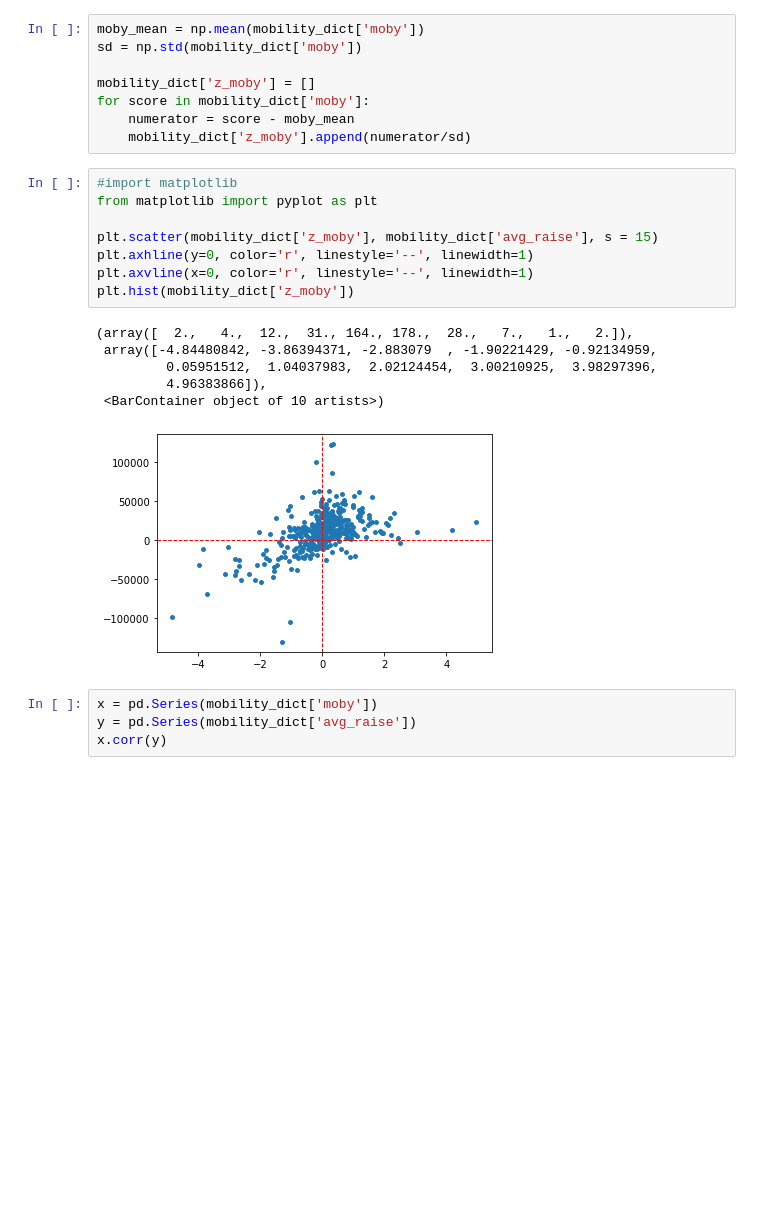
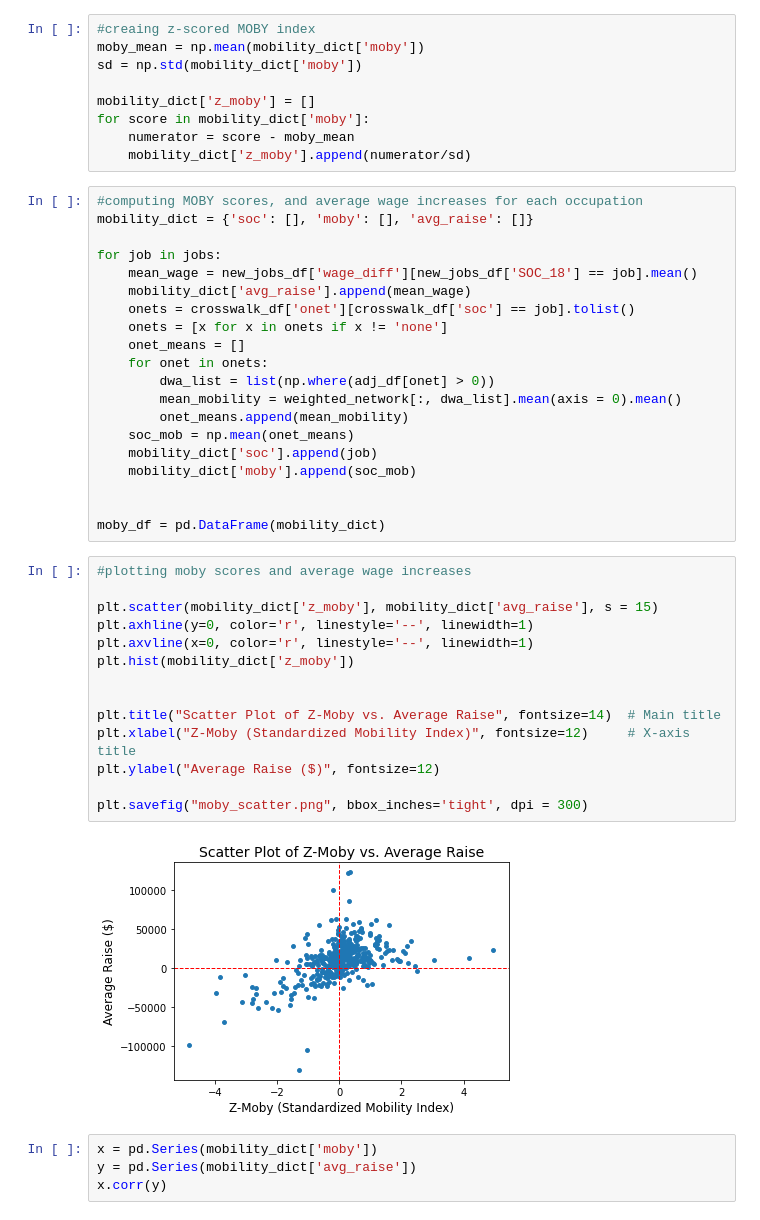
Before and after one commit to lorenzosg/MOBY, a Jupyter notebook: src/moby.ipynb, the cells around one changed output. Drawn from its saved outputs; the diff is of its cells as text; blank space fills up the shorter version.

```diff
--- a/src/moby.ipynb
+++ b/src/moby.ipynb
@@ -387,6 +381,7 @@ for job in job_changes:
 4         2        -1      5400
 37.811650802607545% of respondents reported a job change over the 1 year period
 # %%
+#creaing z-scored MOBY index
 moby_mean = np.mean(mobility_dict['moby'])
 sd = np.std(mobility_dict['moby'])
 
@@ -394,21 +389,42 @@ mobility_dict['z_moby'] = []
 for score in mobility_dict['moby']:
     numerator = score - moby_mean
     mobility_dict['z_moby'].append(numerator/sd)
+# %%
+#computing MOBY scores, and average wage increases for each occupation
+mobility_dict = {'soc': [], 'moby': [], 'avg_raise': []}
+
+for job in jobs:
+    mean_wage = new_jobs_df['wage_diff'][new_jobs_df['SOC_18'] == job].mean()
+    mobility_dict['avg_raise'].append(mean_wage)
+    onets = crosswalk_df['onet'][crosswalk_df['soc'] == job].tolist()
+    onets = [x for x in onets if x != 'none']
+    onet_means = []
+    for onet in onets:
+        dwa_list = list(np.where(adj_df[onet] > 0))
+        mean_mobility = weighted_network[:, dwa_list].mean(axis = 0).mean()
+        onet_means.append(mean_mobility)
+    soc_mob = np.mean(onet_means)
+    mobility_dict['soc'].append(job)
+    mobility_dict['moby'].append(soc_mob)
+
+
+moby_df = pd.DataFrame(mobility_dict)
 # %%
-#import matplotlib
-from matplotlib import pyplot as plt
+#plotting moby scores and average wage increases
 
 plt.scatter(mobility_dict['z_moby'], mobility_dict['avg_raise'], s = 15)
 plt.axhline(y=0, color='r', linestyle='--', linewidth=1)
 plt.axvline(x=0, color='r', linestyle='--', linewidth=1)
 plt.hist(mobility_dict['z_moby'])
+
+
+plt.title("Scatter Plot of Z-Moby vs. Average Raise", fontsize=14)  # Main title
+plt.xlabel("Z-Moby (Standardized Mobility Index)", fontsize=12)     # X-axis title
+plt.ylabel("Average Raise ($)", fontsize=12)
+
+plt.savefig("moby_scatter.png", bbox_inches='tight', dpi = 300)
 # %% [output]
-(array([  2.,   4.,  12.,  31., 164., 178.,  28.,   7.,   1.,   2.]),
- array([-4.84480842, -3.86394371, -2.883079  , -1.90221429, -0.92134959,
-         0.05951512,  1.04037983,  2.02124454,  3.00210925,  3.98297396,
-         4.96383866]),
- <BarContainer object of 10 artists>)
-[figure, old version]
+[figure, new version]
 # %%
 x = pd.Series(mobility_dict['moby'])
 y = pd.Series(mobility_dict['avg_raise'])
```
Also changed, not shown: parts of 4 cells of this notebook.
